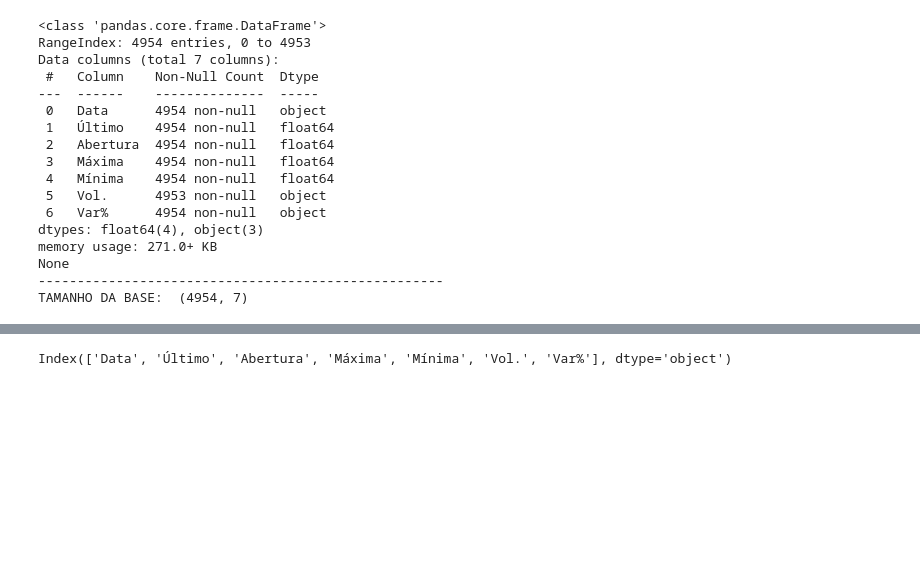
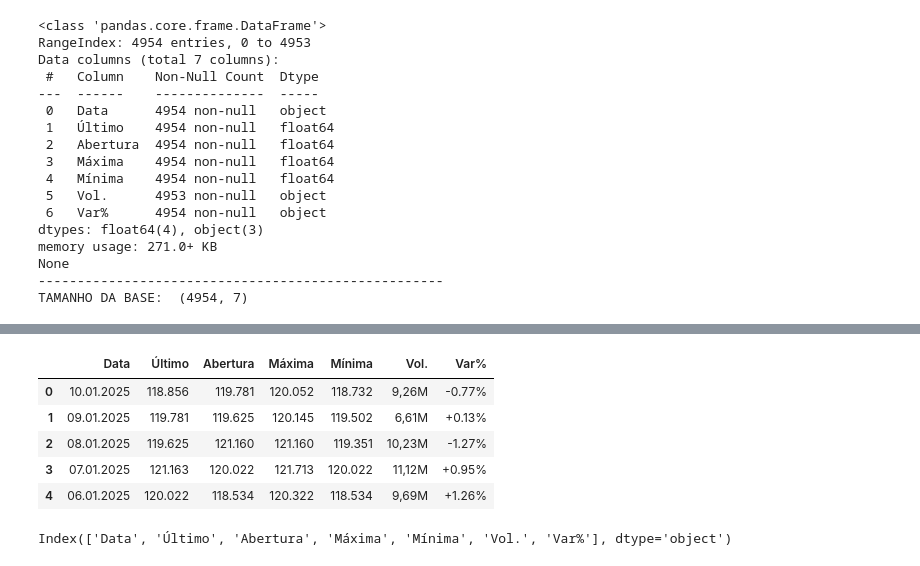
Before and after one commit to SandraRojasZ/Ibovespa-futuro, a Jupyter notebook: ibov-prev.ipynb, the cells around one changed output, grey strips where cells are left out. Saved outputs shown, nothing was run; the diff lists cells and outputs as text; code cells hidden in the pictures; blank space fills up the shorter version.

```diff
--- a/ibov-prev.ipynb
+++ b/ibov-prev.ipynb
@@ -82,9 +107,9 @@ from statsmodels.tsa.stattools import adfuller
 # %%
 url = 'https://raw.githubusercontent.com/Data-Analitycs-Pos-Tech-Fiap/Ibovespa-prev/refs/heads/main/datasets/Dados%20Hist%C3%B3ricos%20-%20Ibovespa%202000%20a%202025.csv'
 
-dados = pd.read_csv(url, sep=',', encoding='utf-8')
+dados_030125 = pd.read_csv(url, sep=',', encoding='utf-8')
 
-dados.head(3)
+dados_030125.head(3)
 # %% [output]
 |  | Data | Último | Abertura | Máxima | Mínima | Vol. | Var% |
 | 0 | 03.01.2025 | 118.533 | 120.125 | 120.356 | 118.404 | 9,80B | -1,33% |
@@ -113,3 +138,8 @@ memory usage: 271.0+ KB
 None
 ----------------------------------------------------
 TAMANHO DA BASE:  (4954, 7)
+# %%
+# Concatenando os DataFrames verticalmente
+df_concatenado = pd.concat([df, dados_030125], ignore_index=True)
+
+print(df_concatenado)
@@ -115,0 +181,3 @@ TAMANHO DA BASE:  (4954, 7)
+# %%
+# Removendo as linhas duplicadas e atribuindo o resultado a um novo DataFrame
+df_sem_duplicadas = df_concatenado.drop_duplicates(subset='Data', keep='first')
@@ -116,3 +211,14 @@ TAMANHO DA BASE:  (4954, 7)
+# %%
+dados = df_sem_duplicadas
+# %%
+dados.head()
+# %% [output]
+|  | Data | Último | Abertura | Máxima | Mínima | Vol. | Var% |
+| 0 | 10.01.2025 | 118.856 | 119.781 | 120.052 | 118.732 | 9,26M | -0.77% |
+| 1 | 09.01.2025 | 119.781 | 119.625 | 120.145 | 119.502 | 6,61M | +0.13% |
+| 2 | 08.01.2025 | 119.625 | 121.160 | 121.160 | 119.351 | 10,23M | -1.27% |
+| 3 | 07.01.2025 | 121.163 | 120.022 | 121.713 | 120.022 | 11,12M | +0.95% |
+| 4 | 06.01.2025 | 120.022 | 118.534 | 120.322 | 118.534 | 9,69M | +1.26% |
 # %%
 dados.columns
 # %% [output]
```
Also changed, not shown: parts of 15 cells of this notebook.
